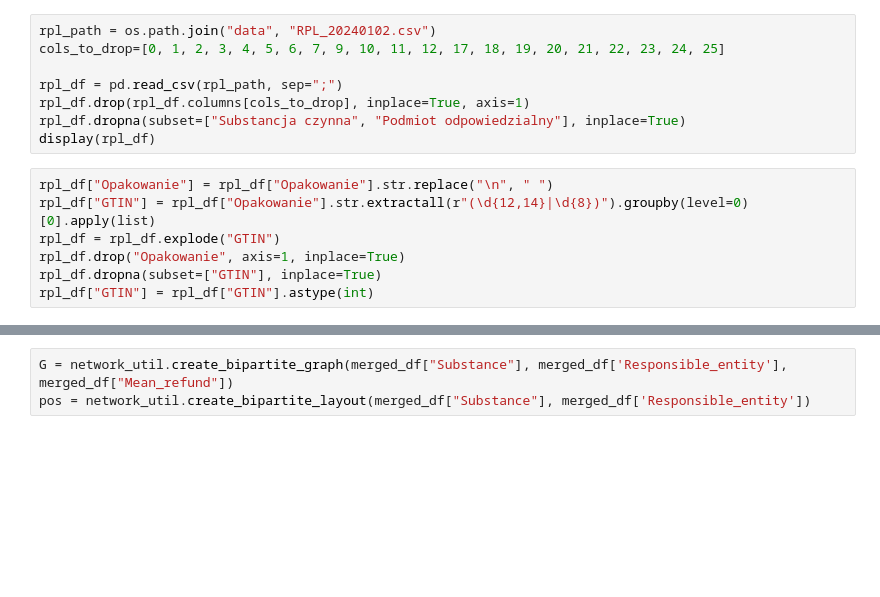
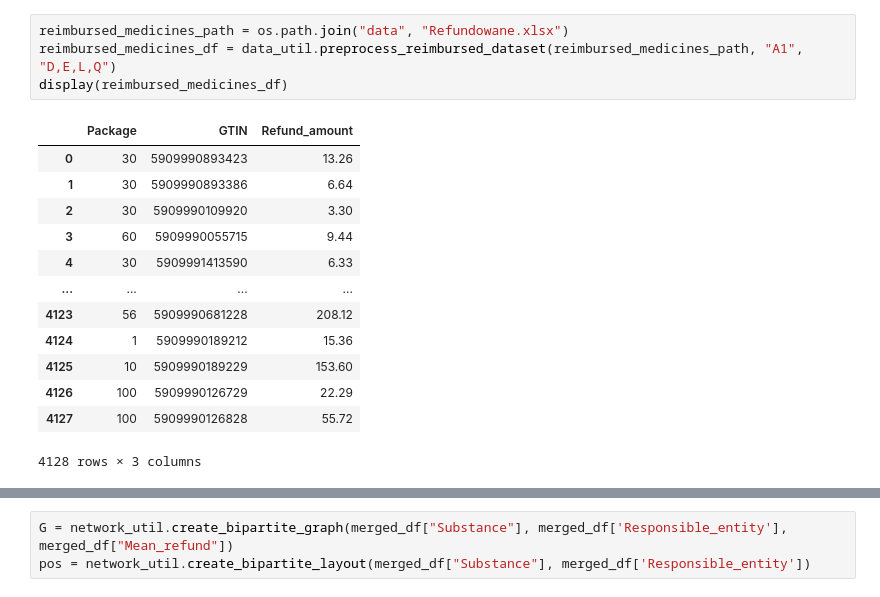
Before and after one commit to GRO4T/TASS_reimbursed_drugs_network_analysis, a Jupyter notebook: analysis.ipynb, the cells around one changed output, grey strips where cells are left out. Cells and saved outputs as stored; diff of their text form; blank space fills up the shorter version.

```diff
--- a/analysis.ipynb
+++ b/analysis.ipynb
@@ -29,15 +8,18 @@ display(reimbursed_medicines_df)
-# %%
-rpl_path = os.path.join("data", "RPL_20240102.csv")
-cols_to_drop=[0, 1, 2, 3, 4, 5, 6, 7, 9, 10, 11, 12, 17, 18, 19, 20, 21, 22, 23, 24, 25]
-
-rpl_df = pd.read_csv(rpl_path, sep=";")
-rpl_df.drop(rpl_df.columns[cols_to_drop], inplace=True, axis=1)
-rpl_df.dropna(subset=["Substancja czynna", "Podmiot odpowiedzialny"], inplace=True)
-display(rpl_df)
-# %%
-rpl_df["Opakowanie"] = rpl_df["Opakowanie"].str.replace("\n", " ")
-rpl_df["GTIN"] = rpl_df["Opakowanie"].str.extractall(r"(\d{12,14}|\d{8})").groupby(level=0)[0].apply(list)
-rpl_df = rpl_df.explode("GTIN")
-rpl_df.drop("Opakowanie", axis=1, inplace=True)
-rpl_df.dropna(subset=["GTIN"], inplace=True)
-rpl_df["GTIN"] = rpl_df["GTIN"].astype(int)
+# %%
+reimbursed_medicines_path = os.path.join("data", "Refundowane.xlsx")
+reimbursed_medicines_df = data_util.preprocess_reimbursed_dataset(reimbursed_medicines_path, "A1", "D,E,L,Q")
+display(reimbursed_medicines_df)
+# %% [output]
+|  | Package | GTIN | Refund_amount |
+| 0 | 30 | 5909990893423 | 13.26 |
+| 1 | 30 | 5909990893386 | 6.64 |
+| 2 | 30 | 5909990109920 | 3.30 |
+| 3 | 60 | 5909990055715 | 9.44 |
+| 4 | 30 | 5909991413590 | 6.33 |
+| ... | ... | ... | ... |
+| 4123 | 56 | 5909990681228 | 208.12 |
+| 4124 | 1 | 5909990189212 | 15.36 |
+| 4125 | 10 | 5909990189229 | 153.60 |
+| 4126 | 100 | 5909990126729 | 22.29 |
+| 4127 | 100 | 5909990126828 | 55.72 |
+4128 rows × 3 columns
```
Also changed, not shown: parts of 8 cells of this notebook, 1 other file.
